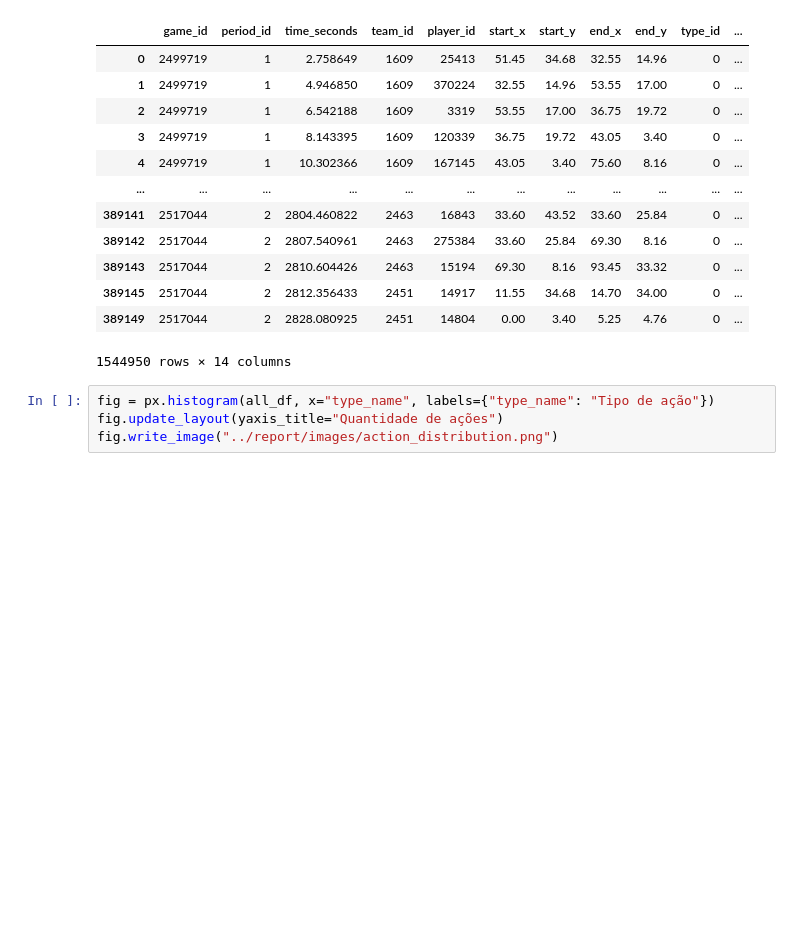
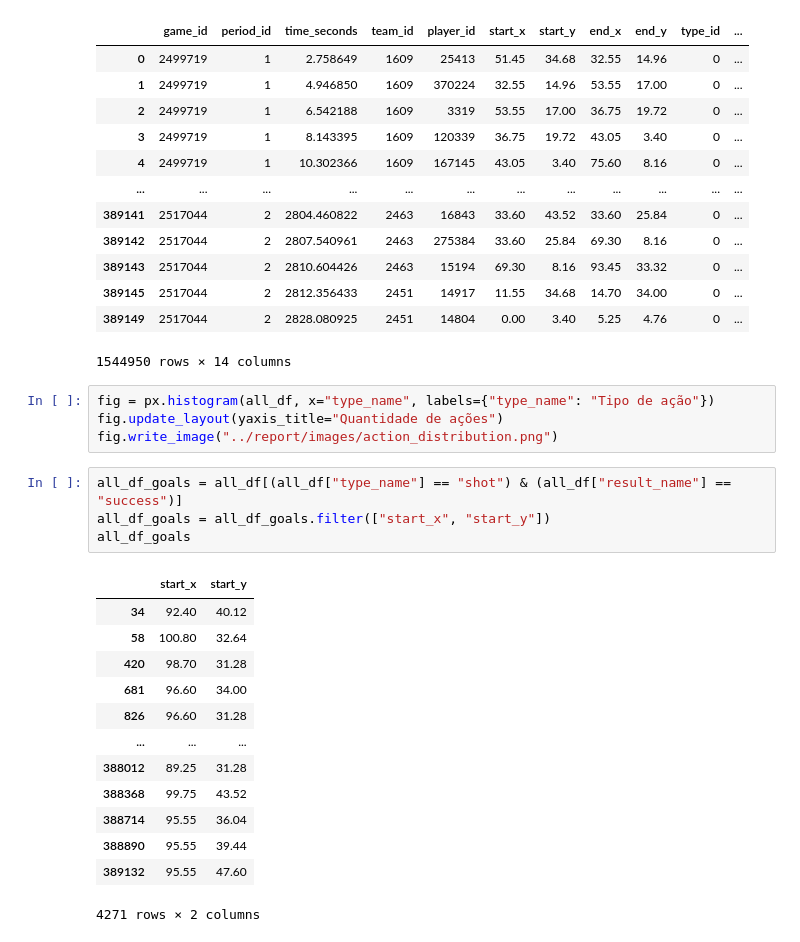
Before and after one commit to lframosferreira/projeto-ad, a Jupyter notebook: notebooks/eda_general.ipynb, the cells around one changed output. Drawn from its saved outputs; the diff is of its cells as text; blank space fills up the shorter version.

```diff
--- a/notebooks/eda_general.ipynb
+++ b/notebooks/eda_general.ipynb
@@ -60,3 +60,21 @@ all_df[all_df["type_id"] == 0]
 fig = px.histogram(all_df, x="type_name", labels={"type_name": "Tipo de ação"})
 fig.update_layout(yaxis_title="Quantidade de ações")
 fig.write_image("../report/images/action_distribution.png")
+# %%
+all_df_goals = all_df[(all_df["type_name"] == "shot") & (all_df["result_name"] == "success")]
+all_df_goals = all_df_goals.filter(["start_x", "start_y"])
+all_df_goals
+# %% [output]
+|  | start_x | start_y |
+| 34 | 92.40 | 40.12 |
+| 58 | 100.80 | 32.64 |
+| 420 | 98.70 | 31.28 |
+| 681 | 96.60 | 34.00 |
+| 826 | 96.60 | 31.28 |
+| ... | ... | ... |
+| 388012 | 89.25 | 31.28 |
+| 388368 | 99.75 | 43.52 |
+| 388714 | 95.55 | 36.04 |
+| 388890 | 95.55 | 39.44 |
+| 389132 | 95.55 | 47.60 |
+4271 rows × 2 columns
```
Also changed, not shown: parts of 1 cell of this notebook, 4 other files.
